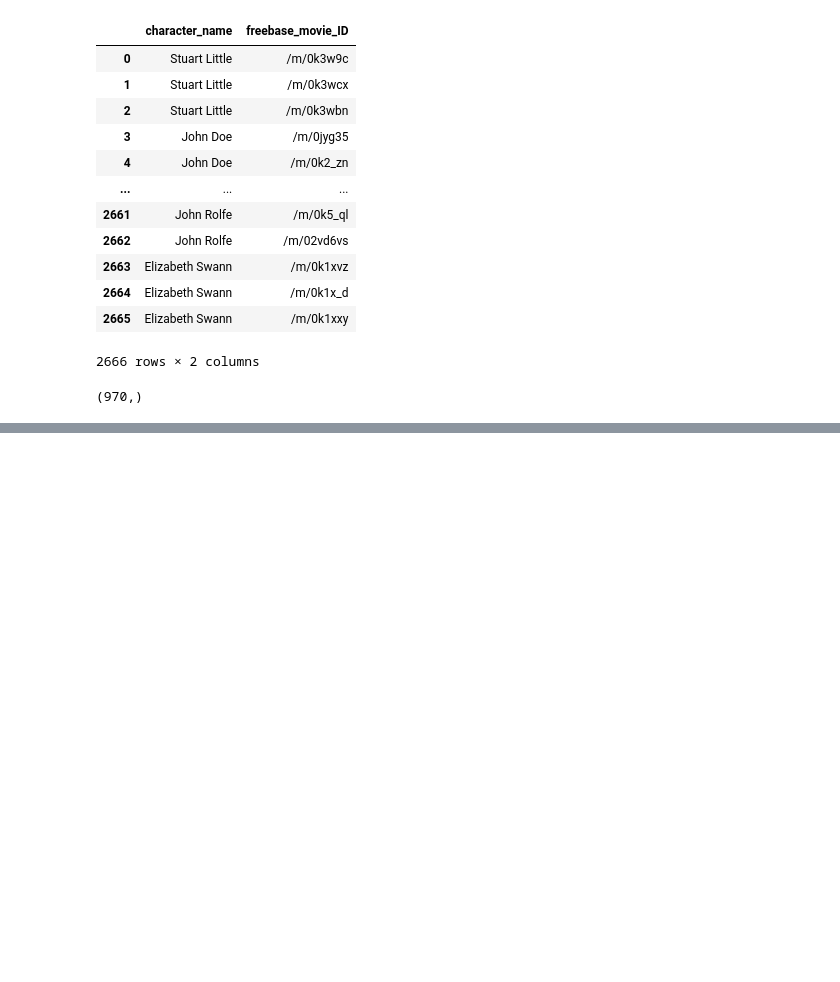
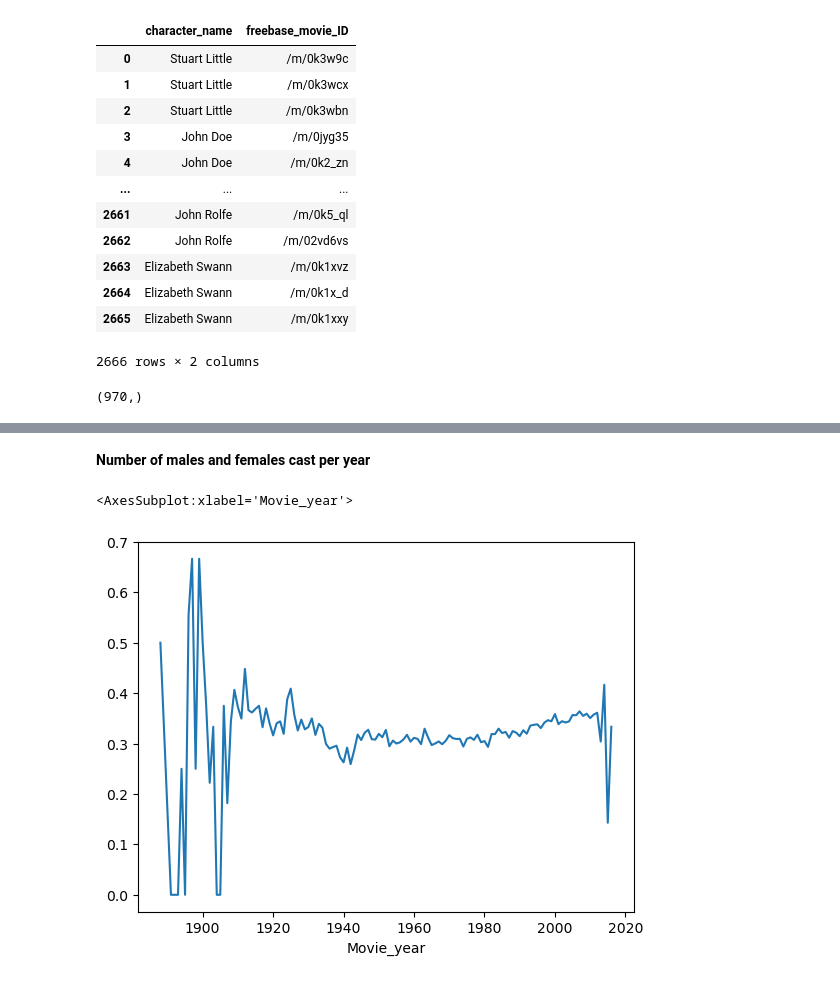
Before and after one commit to epfl-ada/ada-2022-project-silvermafia2022, a Jupyter notebook: project_movies.ipynb, the cells around one changed output, grey strips where cells are left out. Drawn from its saved outputs; the diff is of its cells as text; code cells hidden in the pictures; blank space fills up the shorter version.

```diff
--- a/project_movies.ipynb
+++ b/project_movies.ipynb
@@ -785,0 +850,26 @@ df_name_clusters["character_name"].unique().shape
+# %% [markdown]
+**Number of males and females cast per year**
+# %%
+grouped_gender = character_gender.copy()
+del grouped_gender['Character_name'], grouped_gender['Actor_name'], grouped_gender['Movie_release_date'], grouped_gender['Wikipedia_movie_ID']
+
+#Count the number of female/male actors for each year
+grouped_gender_F = grouped_gender.loc[grouped_gender.Actor_gender == 'F']
+grouped_gender_F_year = grouped_gender_F.groupby(['Movie_year']).count()
+grouped_gender_F_year = grouped_gender_F_year.rename(columns = {'Actor_gender':'Female'})
+
+grouped_gender_M = grouped_gender.loc[grouped_gender.Actor_gender == 'M']
+grouped_gender_M_year = grouped_gender_M.groupby(['Movie_year']).count()
+grouped_gender_M_year = grouped_gender_M_year.rename(columns = {'Actor_gender':'Male'})
+
+#Merge the number of males and females for each year
+grouped_gender_year = pd.merge(grouped_gender_F_year, grouped_gender_M_year, on = ['Movie_year'], how = 'outer')
+grouped_gender_year = grouped_gender_year.fillna(0)
+grouped_gender_year = grouped_gender_year.sort_index()
+
+#Create metric to compare the number of females with number of males (1: only females in the movie, 0: only males)
+grouped_gender_year['Female_share'] = grouped_gender_year.Female/(grouped_gender_year.Female + grouped_gender_year.Male)
+grouped_gender_year['Female_share'].plot()
+# %% [output]
+<AxesSubplot:xlabel='Movie_year'>
+[figure, added]
```
Also changed, not shown: parts of 8 cells of this notebook.
